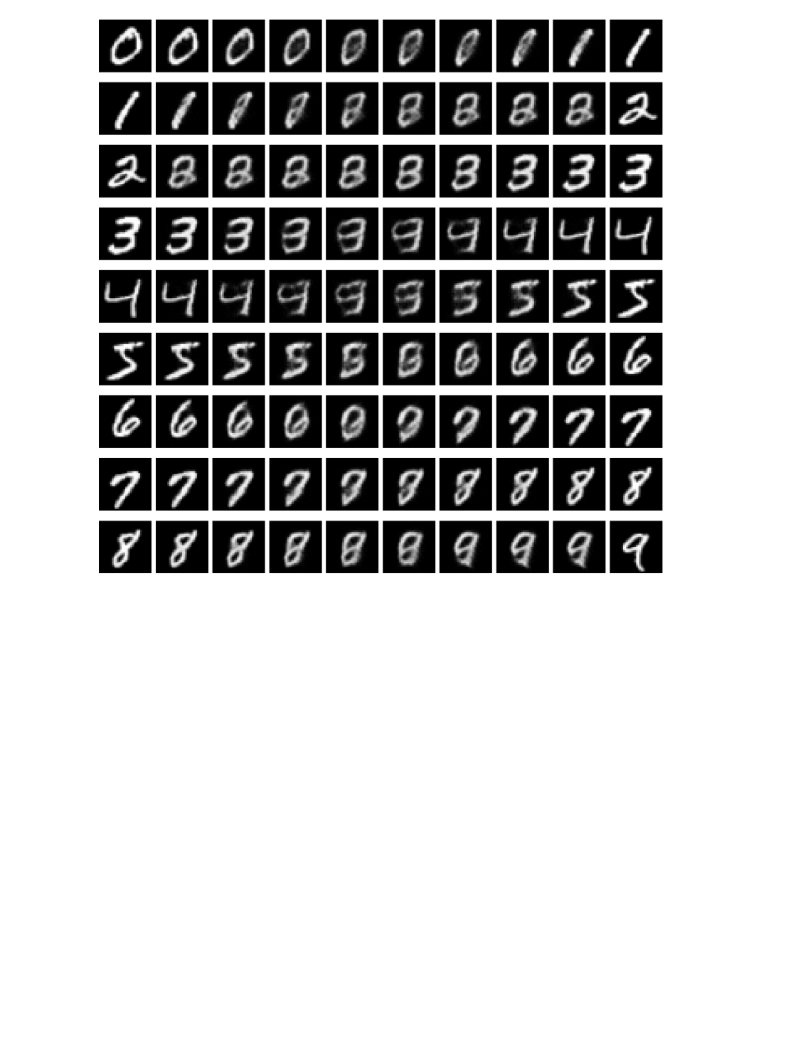
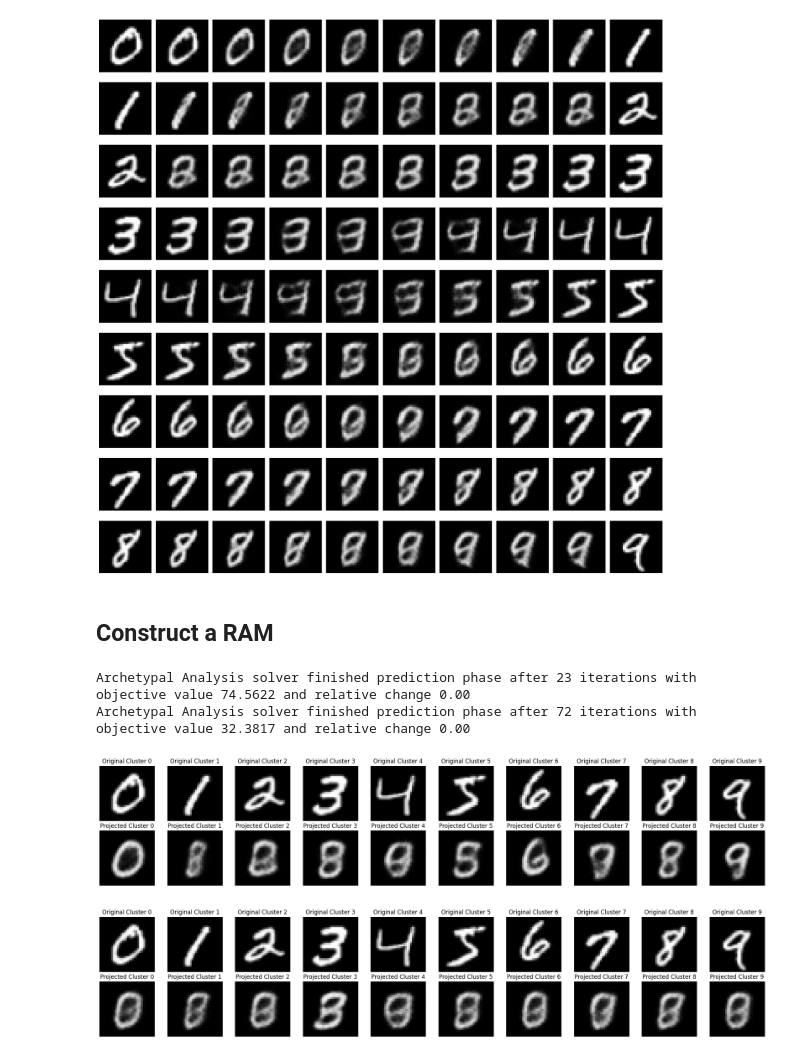
Before and after one commit to wdiepeveen/Riemannian-Archetypal-Analysis, a Jupyter notebook: mnist_multi_ellipsoid_starflow.ipynb, the cells around one changed output. Cells and saved outputs as stored; diff of their text form; code cells hidden in the pictures; blank space fills up the shorter version.

```diff
--- a/mnist_multi_ellipsoid_starflow.ipynb
+++ b/mnist_multi_ellipsoid_starflow.ipynb
@@ -558,37 +560,83 @@ starflow_unsupervised_manifold = StandardPullbackImageEuclidean(diffeo_unsupervi
 # %%
 with torch.no_grad():
-    starflow_unsupervised_geodesics = starflow_unsupervised_manifold.geodesic(data_clusters[None].to(device), data_clusters[None].to(device), t.to(device))[0].cpu()
+    Omega_unsupervised_geodesics = Omega_unsupervised_manifold.geodesic(data_clusters[None].to(device), data_clusters[None].to(device), t.to(device))[0].cpu()
 
 # plot geodesics
 fig, axes = plt.subplots(9, steps, figsize=(int(steps / 10 * 20), 20))
 axes = axes.flatten()
 for i in range(10-1):
     for k in range(steps):
-        axes[i*steps + k].imshow(starflow_unsupervised_geodesics[i, i+1, k, 0], cmap='gray', vmin=data.min(), vmax=data.max())
+        axes[i*steps + k].imshow(Omega_unsupervised_geodesics[i, i+1, k, 0], cmap='gray', vmin=data.min(), vmax=data.max())
         axes[i*steps + k].axis('off')
 
 plt.tight_layout()
-plt.savefig(os.path.join(results_folder,"geodesics_starflow_unsupervised.png"))
+plt.savefig(os.path.join(results_folder,"geodesics_Omega_unsupervised.png"))
 plt.show()
 # %% [output]
 [figure]
 # %%
-iso_starflow_unsupervised_manifold = l2IsometrizedImageEuclidean(starflow_unsupervised_manifold, num_intervals=20)
+iso_Omega_unsupervised_manifold = l2IsometrizedImageEuclidean(Omega_unsupervised_manifold, num_intervals=20)
 # %%
 # compute iso geodesics between all pairs of points
 with torch.no_grad():
-    iso_starflow_unsupervised_geodesics = iso_starflow_unsupervised_manifold.geodesic(data_clusters[None].to(device), data_clusters[None].to(device), t.to(device))[0].cpu()
+    iso_Omega_unsupervised_geodesics = iso_Omega_unsupervised_manifold.geodesic(data_clusters[None].to(device), data_clusters[None].to(device), t.to(device))[0].cpu()
 
 # plot iso-geodesics
 fig, axes = plt.subplots(9, steps, figsize=(int(steps / 10 * 20), 20))
 axes = axes.flatten()
 for i in range(10-1):
     for k in range(steps):
-        axes[i*steps + k].imshow(iso_starflow_unsupervised_geodesics[i, i+1, k, 0], cmap='gray', vmin=data.min(), vmax=data.max())
+        axes[i*steps + k].imshow(iso_Omega_unsupervised_geodesics[i, i+1, k, 0], cmap='gray', vmin=data.min(), vmax=data.max())
         axes[i*steps + k].axis('off')
 
 plt.tight_layout()
-plt.savefig(os.path.join(results_folder,"geodesics_starflow_iso_unsupervised.png"))
+plt.savefig(os.path.join(results_folder,"geodesics_Omega_iso_unsupervised.png"))
 plt.show()
 # %% [output]
 [figure]
+# %% [markdown]
+## Construct a RAM ##
+# %%
+# construct RAM
+ram_supervised = RiemannianArchetypalMapping(Omega_supervised_manifold, image_cluster_centers_supervised)
+ram_unsupervised = RiemannianArchetypalMapping(Omega_unsupervised_manifold, image_cluster_end_members_unsupervised)
+# ram_unsupervised = RiemannianArchetypalMapping(Omega_unsupervised_manifold, image_cluster_centers_unsupervised)
+# %%
+with torch.no_grad():
+    # project clusters
+    ram_supervised_projected_data_clusters = ram_supervised.forward(data_clusters.to(device))
+    ram_unsupervised_projected_data_clusters = ram_unsupervised.forward(data_clusters.to(device))
+
+
+# plot projected clusters next to original clusters
+fig, axes = plt.subplots(2, 10, figsize=(20, 4))
+for i in range(10):
+    axes[0, i].imshow(data_clusters[i].squeeze(), cmap='gray', vmin=data.min(), vmax=data.max())
+    axes[0, i].set_title(f"Original Cluster {i}")
+    axes[0, i].axis('off')
+
+    axes[1, i].imshow(ram_supervised_projected_data_clusters[i].squeeze(), cmap='gray', vmin=data.min(), vmax=data.max())
+    axes[1, i].set_title(f"Projected Cluster {i}")
+    axes[1, i].axis('off')
+
+plt.tight_layout()
+plt.show()
+
+# plot projected clusters next to original clusters
+fig, axes = plt.subplots(2, 10, figsize=(20, 4))
+for i in range(10):
+    axes[0, i].imshow(data_clusters[i].squeeze(), cmap='gray', vmin=data.min(), vmax=data.max())
+    axes[0, i].set_title(f"Original Cluster {i}")
+    axes[0, i].axis('off')
+
+    axes[1, i].imshow(ram_unsupervised_projected_data_clusters[i].squeeze(), cmap='gray', vmin=data.min(), vmax=data.max())
+    axes[1, i].set_title(f"Projected Cluster {i}")
+    axes[1, i].axis('off')
+
+plt.tight_layout()
+plt.show()
+# %% [output]
+Archetypal Analysis solver finished prediction phase after 23 iterations with objective value 74.5622 and relative change 0.00
+Archetypal Analysis solver finished prediction phase after 72 iterations with objective value 32.3817 and relative change 0.00
+[figure, added]
+[figure, added]
```
Also changed, not shown: parts of 15 cells of this notebook, 16 other files.
